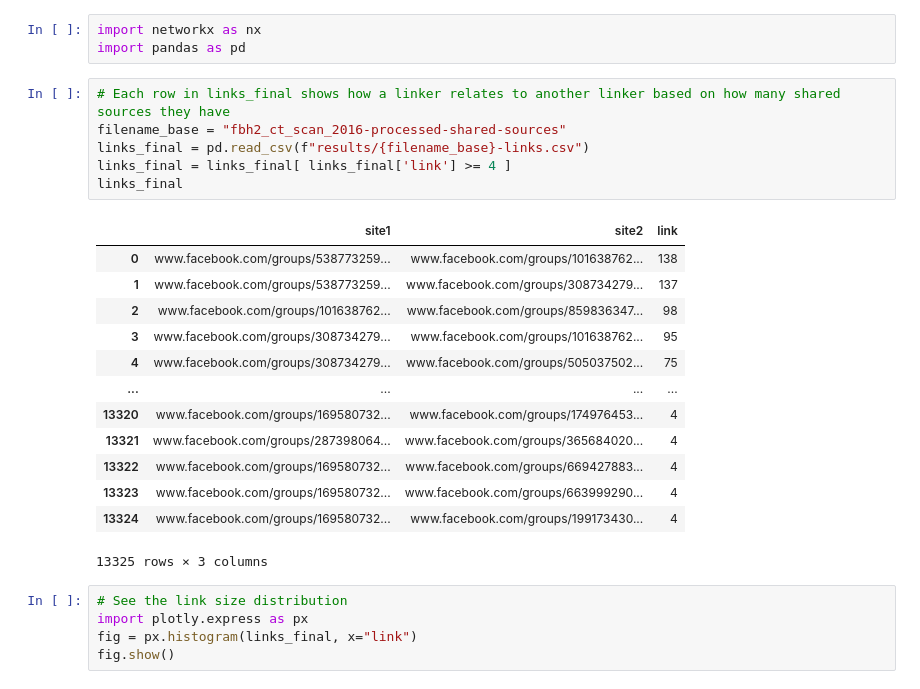
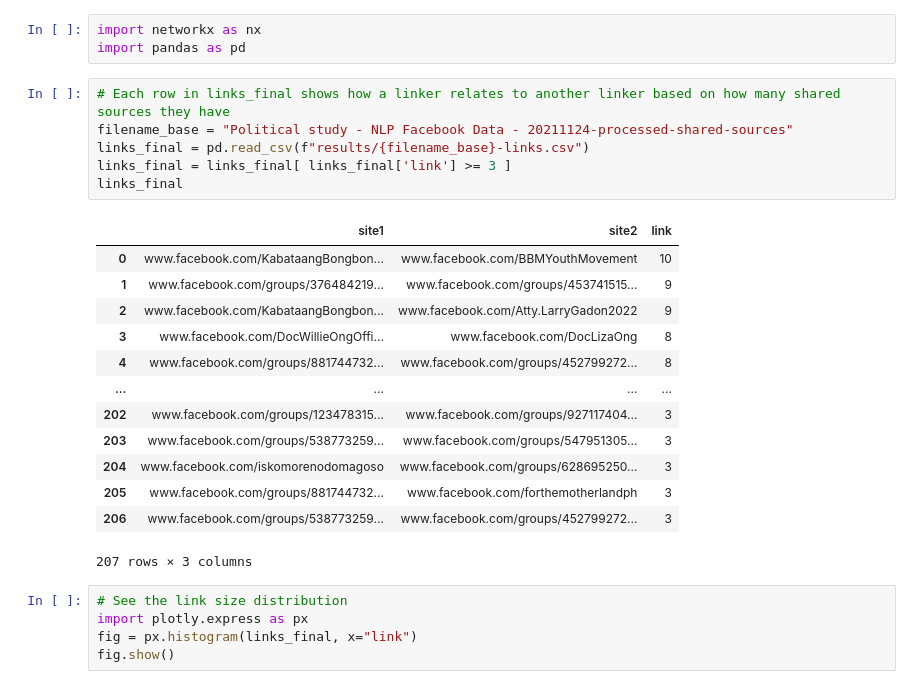
Before and after one commit to dvsalcedo1/social-audience-networks, a Jupyter notebook: community_detection.ipynb, the cells around one changed output. Saved outputs shown, nothing was run; the diff lists cells and outputs as text.

```diff
--- a/community_detection.ipynb
+++ b/community_detection.ipynb
@@ -3,24 +3,24 @@ import networkx as nx
 import pandas as pd
 # %%
 # Each row in links_final shows how a linker relates to another linker based on how many shared sources they have
-filename_base = "fbh2_ct_scan_2016-processed-shared-sources"
+filename_base = "Political study - NLP Facebook Data - 20211124-processed-shared-sources"
 links_final = pd.read_csv(f"results/{filename_base}-links.csv")
-links_final = links_final[ links_final['link'] >= 4 ]
+links_final = links_final[ links_final['link'] >= 3 ]
 links_final
 # %% [output]
 |  | site1 | site2 | link |
-| 0 | www.facebook.com/groups/538773259... | www.facebook.com/groups/101638762... | 138 |
-| 1 | www.facebook.com/groups/538773259... | www.facebook.com/groups/308734279... | 137 |
-| 2 | www.facebook.com/groups/101638762... | www.facebook.com/groups/859836347... | 98 |
-| 3 | www.facebook.com/groups/308734279... | www.facebook.com/groups/101638762... | 95 |
-| 4 | www.facebook.com/groups/308734279... | www.facebook.com/groups/505037502... | 75 |
+| 0 | www.facebook.com/KabataangBongbon... | www.facebook.com/BBMYouthMovement | 10 |
+| 1 | www.facebook.com/groups/376484219... | www.facebook.com/groups/453741515... | 9 |
+| 2 | www.facebook.com/KabataangBongbon... | www.facebook.com/Atty.LarryGadon2022 | 9 |
+| 3 | www.facebook.com/DocWillieOngOffi... | www.facebook.com/DocLizaOng | 8 |
+| 4 | www.facebook.com/groups/881744732... | www.facebook.com/groups/452799272... | 8 |
 | ... | ... | ... | ... |
-| 13320 | www.facebook.com/groups/169580732... | www.facebook.com/groups/174976453... | 4 |
-| 13321 | www.facebook.com/groups/287398064... | www.facebook.com/groups/365684020... | 4 |
-| 13322 | www.facebook.com/groups/169580732... | www.facebook.com/groups/669427883... | 4 |
-| 13323 | www.facebook.com/groups/169580732... | www.facebook.com/groups/663999290... | 4 |
-| 13324 | www.facebook.com/groups/169580732... | www.facebook.com/groups/199173430... | 4 |
+| 202 | www.facebook.com/groups/123478315... | www.facebook.com/groups/927117404... | 3 |
+| 203 | www.facebook.com/groups/538773259... | www.facebook.com/groups/547951305... | 3 |
+| 204 | www.facebook.com/iskomorenodomagoso | www.facebook.com/groups/628695250... | 3 |
+| 205 | www.facebook.com/groups/881744732... | www.facebook.com/forthemotherlandph | 3 |
+| 206 | www.facebook.com/groups/538773259... | www.facebook.com/groups/452799272... | 3 |
-13325 rows × 3 columns
+207 rows × 3 columns
 # %%
 # See the link size distribution
 import plotly.express as px
```
Also changed, not shown: parts of 12 cells of this notebook, 2 other files.
